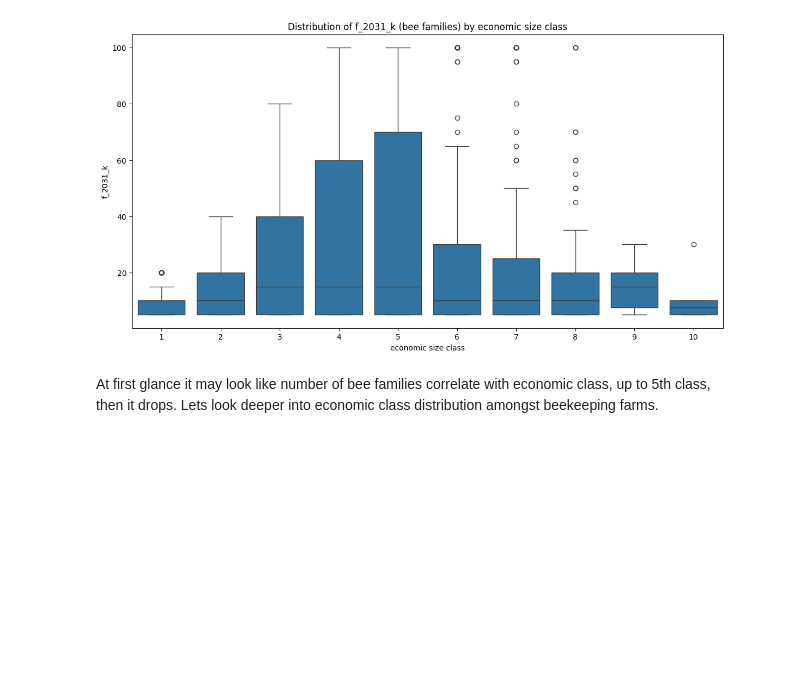
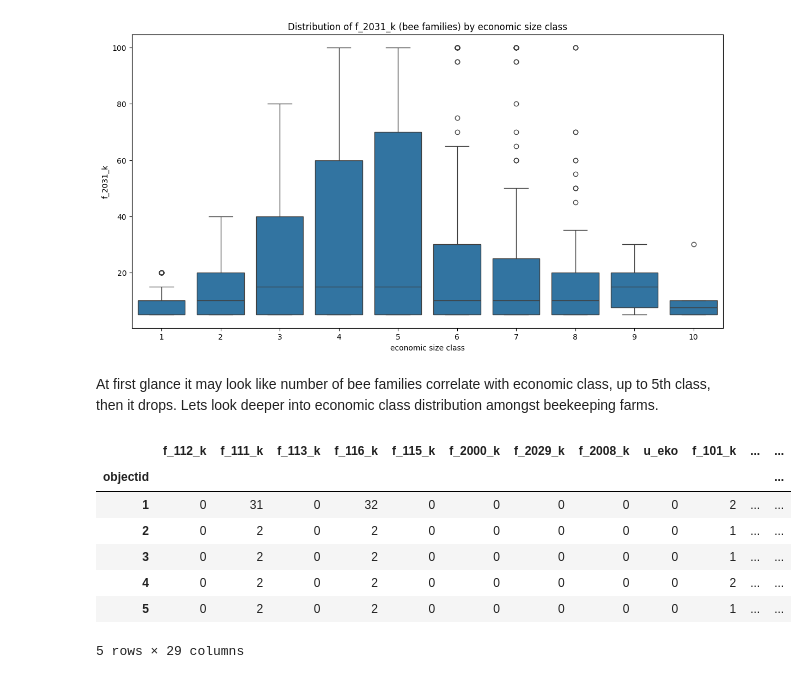
Before and after one commit to plerixus/Lithuanian_agriculture_analysis_2020, a Jupyter notebook: beekeeping.ipynb, the cells around one changed output. Saved outputs shown, nothing was run; the diff lists cells and outputs as text; code cells hidden in the pictures; blank space fills up the shorter version.

```diff
--- a/beekeeping.ipynb
+++ b/beekeeping.ipynb
@@ -62,4 +62,18 @@ sns.boxplot(x='ekonominio_dydzio_klase', y='f_2031_k', data=df_filtered)
 # %% [markdown]
 At first glance it may look like number of bee families correlate with economic class, up to 5th class, then it drops.
 Lets look deeper into economic class distribution amongst beekeeping farms.
+# %%
+farm_df['keeps_bees'] = farm_df['f_2031_k'] > 0
+other_sources = ['f_2000_k', 'f_2008_k', 'f_2012_k', 'f_2015_k', 'f_2019_k', 'f_2029_k', 'f_2018_k']
+farm_df['bees_major_income'] = farm_df['f_2031_k'] > farm_df[other_sources].max(axis=1)
+farm_df.head()
+# %% [output]
+|  | f_112_k | f_111_k | f_113_k | f_116_k | f_115_k | f_2000_k | f_2029_k | f_2008_k | u_eko | f_101_k | ... | ... |
+| objectid |  |  |  |  |  |  |  |  |  |  |  | ... |
+| 1 | 0 | 31 | 0 | 32 | 0 | 0 | 0 | 0 | 0 | 2 | ... | ... |
+| 2 | 0 | 2 | 0 | 2 | 0 | 0 | 0 | 0 | 0 | 1 | ... | ... |
+| 3 | 0 | 2 | 0 | 2 | 0 | 0 | 0 | 0 | 0 | 1 | ... | ... |
+| 4 | 0 | 2 | 0 | 2 | 0 | 0 | 0 | 0 | 0 | 2 | ... | ... |
+| 5 | 0 | 2 | 0 | 2 | 0 | 0 | 0 | 0 | 0 | 1 | ... | ... |
+5 rows × 29 columns
 # %%
```
Also changed, not shown: parts of 6 cells of this notebook.
